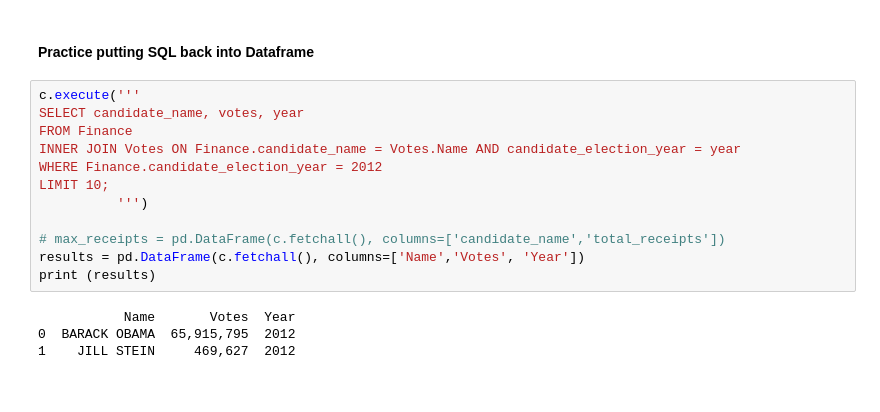
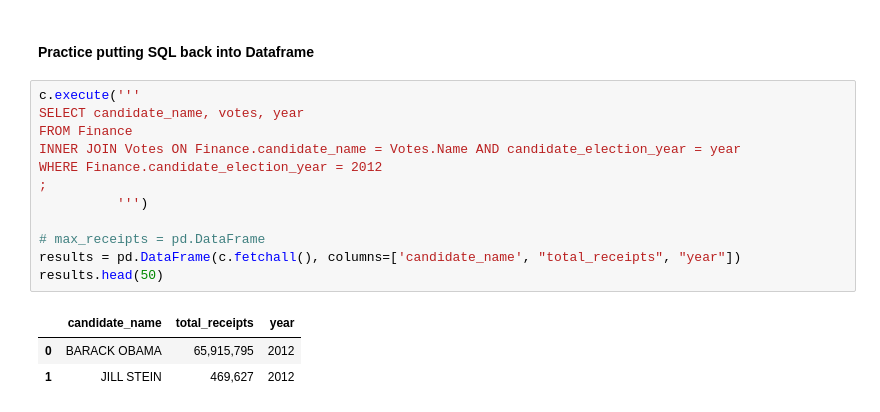
Before and after one commit to jrhoads1004/ETL_project, a Jupyter notebook: MainNotebook.ipynb, the cells around one changed output. Saved outputs shown, nothing was run; the diff lists cells and outputs as text.

```diff
--- a/MainNotebook.ipynb
+++ b/MainNotebook.ipynb
@@ -210,16 +251,16 @@ Financial Data for 2012
 # %%
 c.execute('''
 SELECT candidate_name, votes, year
 FROM Finance
 INNER JOIN Votes ON Finance.candidate_name = Votes.Name AND candidate_election_year = year
 WHERE Finance.candidate_election_year = 2012
-LIMIT 10;
+;
           ''')
 
-# max_receipts = pd.DataFrame(c.fetchall(), columns=['candidate_name','total_receipts'])
-results = pd.DataFrame(c.fetchall(), columns=['Name','Votes', 'Year'])
-print (results)
+# max_receipts = pd.DataFrame
+results = pd.DataFrame(c.fetchall(), columns=['candidate_name', "total_receipts", "year"])
+results.head(50)
 # %% [output]
-           Name       Votes  Year
-0  BARACK OBAMA  65,915,795  2012
-1    JILL STEIN     469,627  2012
+|  | candidate_name | total_receipts | year |
+| 0 | BARACK OBAMA | 65,915,795 | 2012 |
+| 1 | JILL STEIN | 469,627 | 2012 |
```
Also changed, not shown: parts of 6 cells of this notebook.
